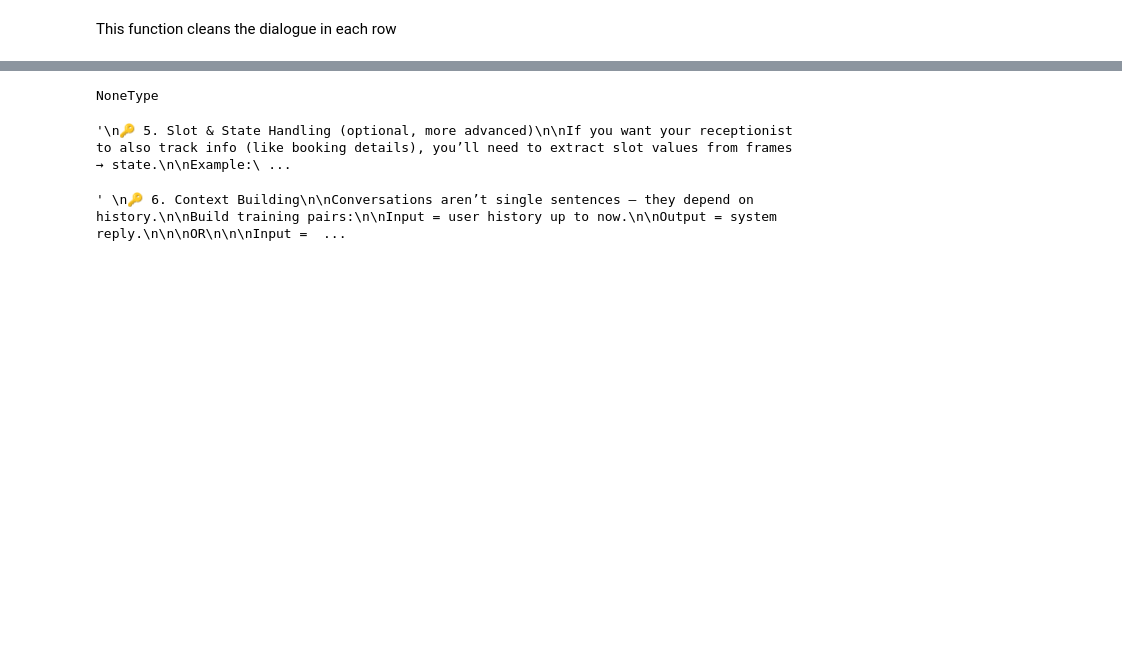
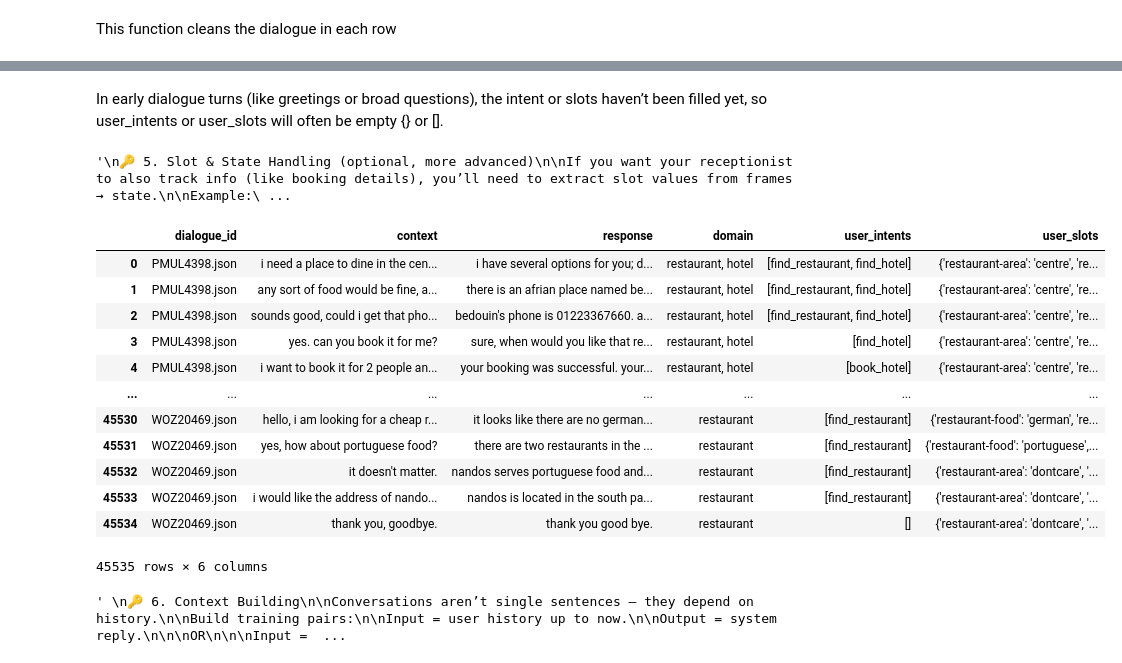
Before and after one commit to aliallam123/AI-Receptionist, a Jupyter notebook: Machine Learning Workflow/Data Preprocessing/data-preprocessing.ipynb, the cells around one changed output, grey strips where cells are left out. Saved outputs shown, nothing was run; the diff lists cells and outputs as text; code cells hidden in the pictures; blank space fills up the shorter version.

```diff
--- a/Machine Learning Workflow/Data Preprocessing/data-preprocessing.ipynb
+++ b/Machine Learning Workflow/Data Preprocessing/data-preprocessing.ipynb
@@ -428,7 +473,5 @@ AttributeError: 'NoneType' object has no attribute 'head'
-# %%
-type(train_pairs_df)
-# %% [output]
-NoneType
+# %% [markdown]
+In early dialogue turns (like greetings or broad questions), the intent or slots haven’t been filled yet, so user_intents or user_slots will often be empty {} or [].
 # %%
 '''
 🔑 5. Slot & State Handling (optional, more advanced)
@@ -450,6 +493,22 @@ Advanced: slot-aware model.
 '''
 # %% [output]
 '\n🔑 5. Slot & State Handling (optional, more advanced)\n\nIf you want your receptionist to also track info (like booking details), you’ll need to extract slot values from frames → state.\n\nExample:\ ...
+# %%
+train_pairs_df
+# %% [output]
+|  | dialogue_id | context | response | domain | user_intents | user_slots |
+| 0 | PMUL4398.json | i need a place to dine in the cen... | i have several options for you; d... | restaurant, hotel | [find_restaurant, find_hotel] | {'restaurant-area': 'centre', 're... |
+| 1 | PMUL4398.json | any sort of food would be fine, a... | there is an afrian place named be... | restaurant, hotel | [find_restaurant, find_hotel] | {'restaurant-area': 'centre', 're... |
+| 2 | PMUL4398.json | sounds good, could i get that pho... | bedouin's phone is 01223367660. a... | restaurant, hotel | [find_restaurant, find_hotel] | {'restaurant-area': 'centre', 're... |
+| 3 | PMUL4398.json | yes. can you book it for me? | sure, when would you like that re... | restaurant, hotel | [find_hotel] | {'restaurant-area': 'centre', 're... |
+| 4 | PMUL4398.json | i want to book it for 2 people an... | your booking was successful. your... | restaurant, hotel | [book_hotel] | {'restaurant-area': 'centre', 're... |
+| ... | ... | ... | ... | ... | ... | ... |
+| 45530 | WOZ20469.json | hello, i am looking for a cheap r... | it looks like there are no german... | restaurant | [find_restaurant] | {'restaurant-food': 'german', 're... |
+| 45531 | WOZ20469.json | yes, how about portuguese food? | there are two restaurants in the ... | restaurant | [find_restaurant] | {'restaurant-food': 'portuguese',... |
+| 45532 | WOZ20469.json | it doesn't matter. | nandos serves portuguese food and... | restaurant | [find_restaurant] | {'restaurant-area': 'dontcare', '... |
+| 45533 | WOZ20469.json | i would like the address of nando... | nandos is located in the south pa... | restaurant | [find_restaurant] | {'restaurant-area': 'dontcare', '... |
+| 45534 | WOZ20469.json | thank you, goodbye. | thank you good bye. | restaurant | [] | {'restaurant-area': 'dontcare', '... |
+45535 rows × 6 columns
 # %%
 '''
 🔑 6. Context Building
```
Also changed, not shown: parts of 8 cells of this notebook.
